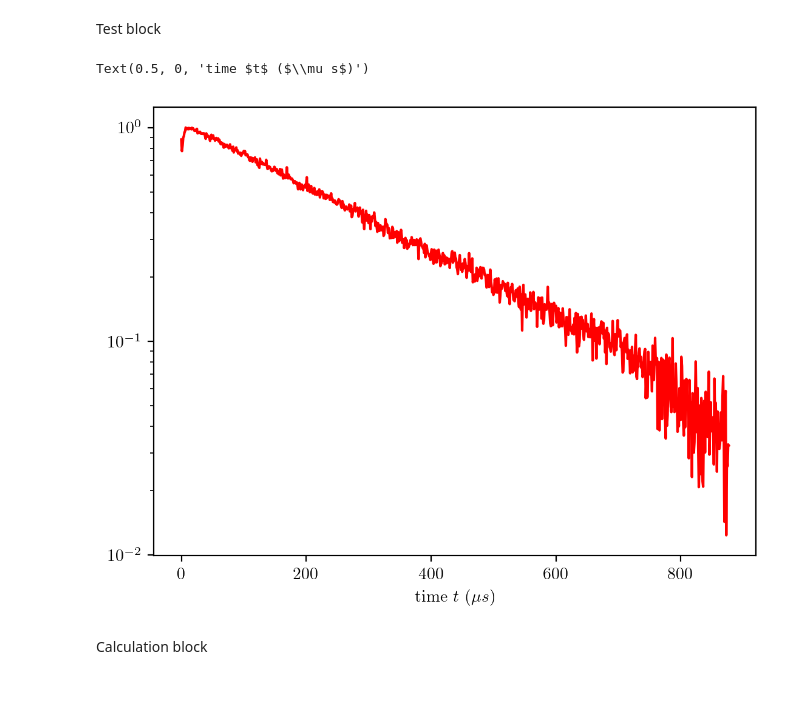
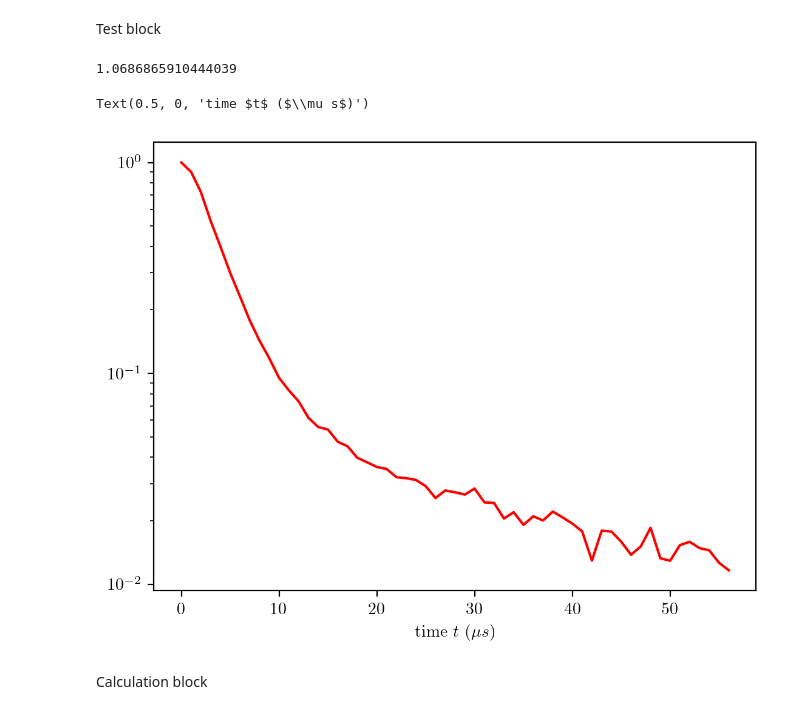
Before and after one commit to 10483/MTP, a Jupyter notebook: tau_qp^_.ipynb, the cells around one changed output. Drawn from its saved outputs; the diff is of its cells as text; code cells hidden in the pictures.

```diff
--- a/tau_qp^_.ipynb
+++ b/tau_qp^_.ipynb
@@ -12,16 +10,19 @@ plt.rcParams.update({
 # %% [markdown]
 Test block
 # %%
-data = np.genfromtxt('KID2_95dBm__TmK300_avgpulse_ampphase.csv',skip_header=1,delimiter=',')
-phase = data[500:,2] #500: for Al, 100: for bTa
+datapath = '../DataKian/bTa_LT278W2chip5/673nm/'#'../DataKian/Al_LT165chip7_run2/673nm/'
+data = np.genfromtxt(datapath+'KID7_109dBm__TmK80_avgpulse_ampphase.csv',skip_header=1,delimiter=',')
+phase = data[100:,2] #500: for Al, 100: for bTa
+print(np.max(phase))
 phase /= np.max(phase)
 if np.sum(phase<10e-3)!=0:
   phase = phase[:np.argmax((phase < 10e-3))]
 plt.semilogy(phase,label=r'Al',color='r')
 plt.xlabel(r'time $t$ ($\mu s$)')
 # %% [output]
-Text(0.5, 0, 'time $t$ ($\\mu s$)')
+1.0686865910444039
+Text(0.5, 0, 'time $t$ ($\\mu s$)')
-[figure, old version]
+[figure, new version]
 # %% [markdown]
 Calculation block
 # %%
```
Also changed, not shown: parts of 3 cells of this notebook, 2 other files.
